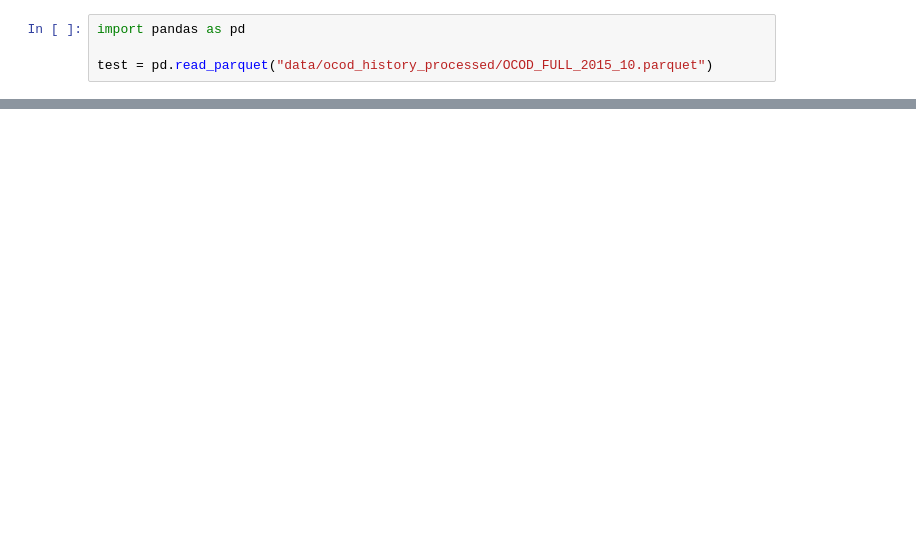
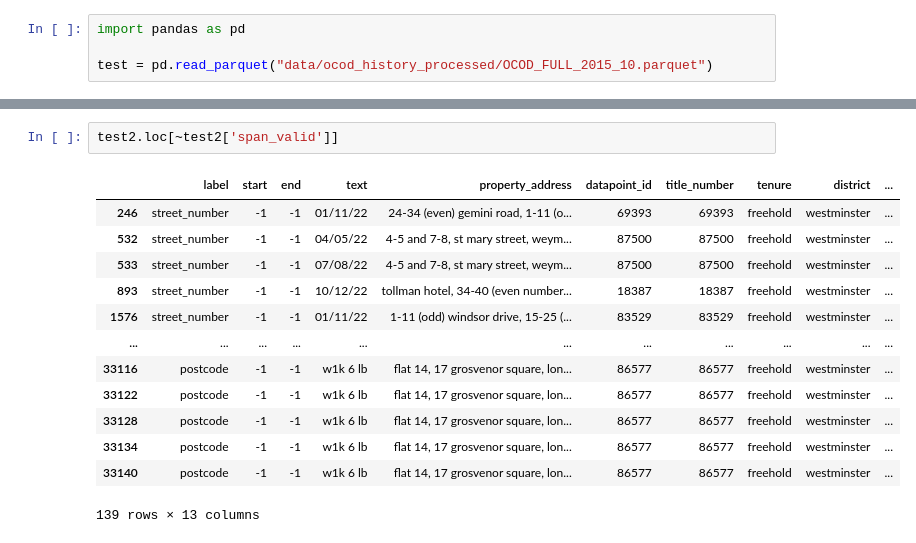
Before and after one commit to JonnoB/enhance_ocod, a Jupyter notebook: look_at_performance.ipynb, the cells around one changed output, grey strips where cells are left out. Drawn from its saved outputs; the diff is of its cells as text; blank space fills up the shorter version.

```diff
--- a/look_at_performance.ipynb
+++ b/look_at_performance.ipynb
@@ -20,0 +110,16 @@ test
+# %%
+test2.loc[~test2['span_valid']]
+# %% [output]
+|  | label | start | end | text | property_address | datapoint_id | title_number | tenure | district | ... |
+| 246 | street_number | -1 | -1 | 01/11/22 | 24-34 (even) gemini road, 1-11 (o... | 69393 | 69393 | freehold | westminster | ... |
+| 532 | street_number | -1 | -1 | 04/05/22 | 4-5 and 7-8, st mary street, weym... | 87500 | 87500 | freehold | westminster | ... |
+| 533 | street_number | -1 | -1 | 07/08/22 | 4-5 and 7-8, st mary street, weym... | 87500 | 87500 | freehold | westminster | ... |
+| 893 | street_number | -1 | -1 | 10/12/22 | tollman hotel, 34-40 (even number... | 18387 | 18387 | freehold | westminster | ... |
+| 1576 | street_number | -1 | -1 | 01/11/22 | 1-11 (odd) windsor drive, 15-25 (... | 83529 | 83529 | freehold | westminster | ... |
+| ... | ... | ... | ... | ... | ... | ... | ... | ... | ... | ... |
+| 33116 | postcode | -1 | -1 | w1k 6 lb | flat 14, 17 grosvenor square, lon... | 86577 | 86577 | freehold | westminster | ... |
+| 33122 | postcode | -1 | -1 | w1k 6 lb | flat 14, 17 grosvenor square, lon... | 86577 | 86577 | freehold | westminster | ... |
+| 33128 | postcode | -1 | -1 | w1k 6 lb | flat 14, 17 grosvenor square, lon... | 86577 | 86577 | freehold | westminster | ... |
+| 33134 | postcode | -1 | -1 | w1k 6 lb | flat 14, 17 grosvenor square, lon... | 86577 | 86577 | freehold | westminster | ... |
+| 33140 | postcode | -1 | -1 | w1k 6 lb | flat 14, 17 grosvenor square, lon... | 86577 | 86577 | freehold | westminster | ... |
+139 rows × 13 columns
```
Also changed, not shown: parts of 9 cells of this notebook, 5 other files.
